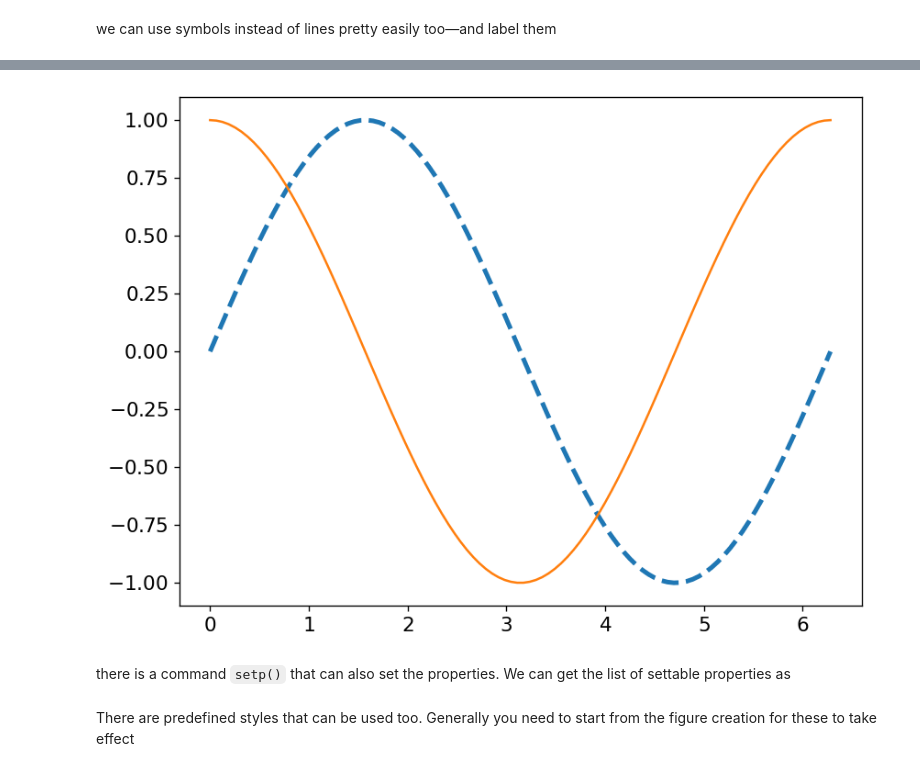
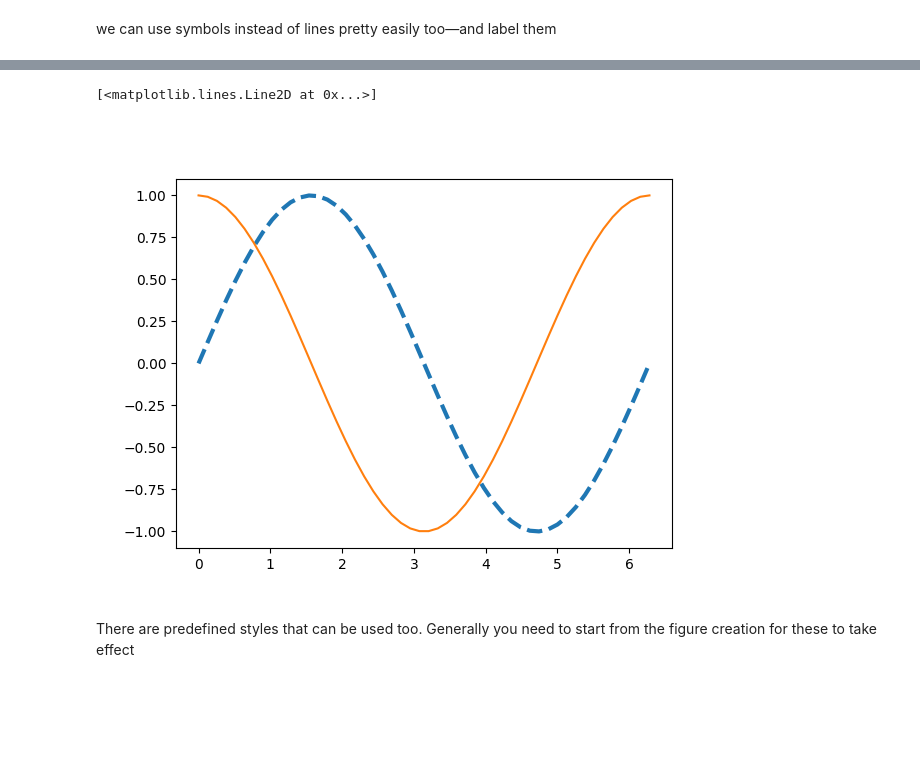
Before and after one commit to sbu-phy-ast-reu/reu-python-tutorial, a Jupyter notebook: content/04-python-matplotlib/matplotlib-basics.ipynb, the cells around one changed output, grey strips where cells are left out. Drawn from its saved outputs; the diff is of its cells as text; code cells hidden in the pictures; blank space fills up the shorter version.

```diff
--- a/content/04-python-matplotlib/matplotlib-basics.ipynb
+++ b/content/04-python-matplotlib/matplotlib-basics.ipynb
@@ -61,3 +69,3 @@ plot() is the most basic command.  Here we also see that we can use LaTeX notati
 # %%
-x = np.linspace(0, 2*np.pi, 100)
+x = np.linspace(0.0, 2.0*np.pi, 50)
 y = np.cos(x)
@@ -96,12 +112,10 @@ most functions take a number of optional named arguments too
 # %%
-ax.clear()
+fig, ax = plt.subplots()
 ax.plot(x, np.sin(x), linestyle="--", linewidth=3.0)
 ax.plot(x, np.cos(x), linestyle="-")
-fig
 # %% [output]
+[<matplotlib.lines.Line2D at 0x...>]
-[figure, old version]
+[figure, new version]
-# %% [markdown]
-there is a command `setp()` that can also set the properties.  We can get the list of settable properties as
 # %% [markdown]
 There are predefined styles that can be used too.  Generally you need to start from the figure creation for these to take effect
 # %%
```
Also changed, not shown: parts of 28 cells of this notebook.
